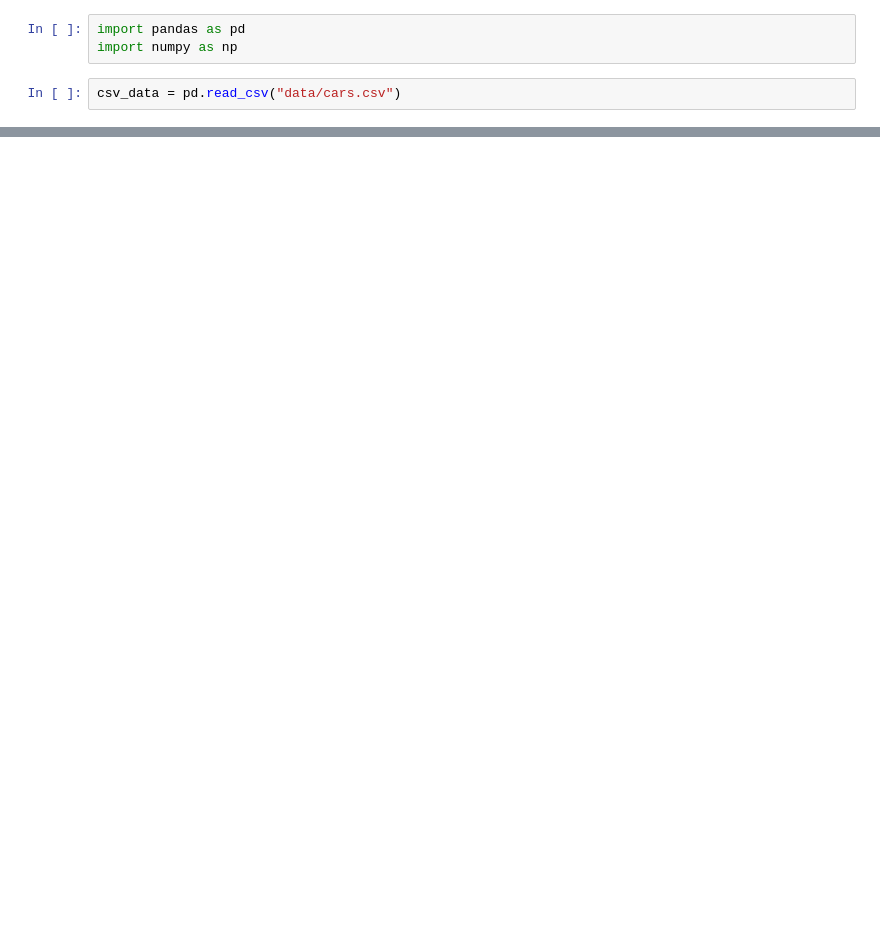
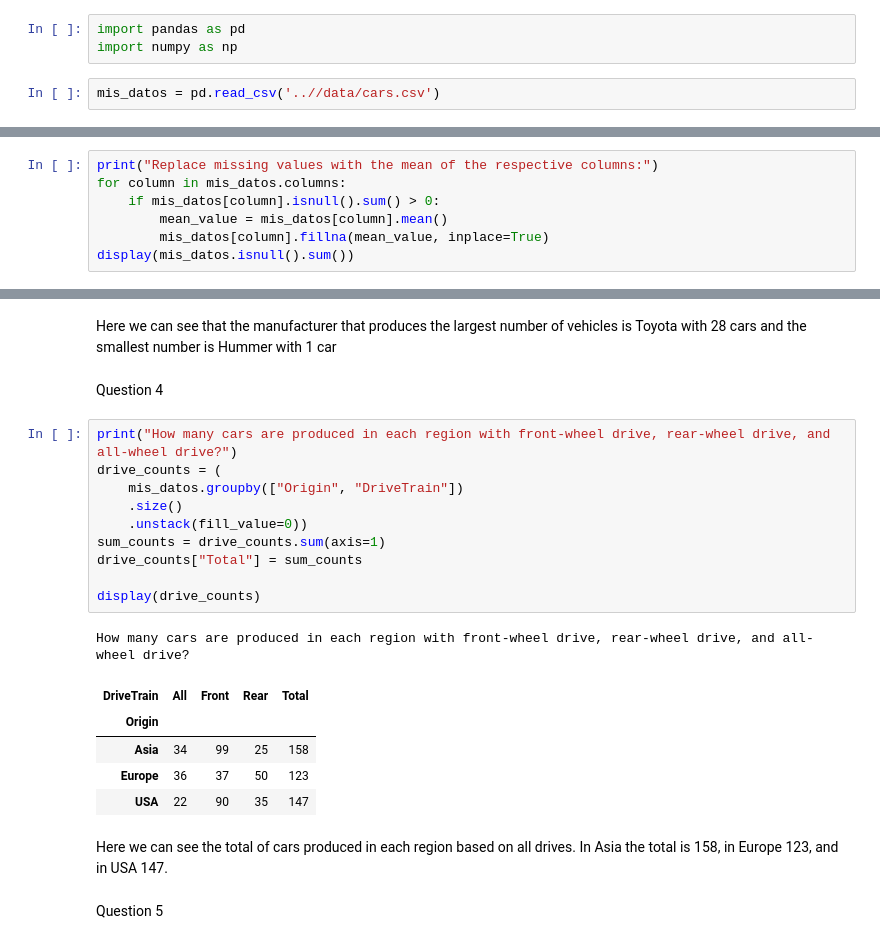
Before and after one commit to MariaRamos05/codespaces-jupyter, a Jupyter notebook: notebooks/activity 2.ipynb, the cells around one changed output, grey strips where cells are left out. Drawn from its saved outputs; the diff is of its cells as text; blank space fills up the shorter version.

```diff
--- a/notebooks/activity 2.ipynb
+++ b/notebooks/activity 2.ipynb
@@ -2,4 +2,4 @@
 import pandas as pd
 import numpy as np
 # %%
-csv_data = pd.read_csv("data/cars.csv")
+mis_datos = pd.read_csv('..//data/cars.csv')
@@ -7,0 +114,7 @@ FileNotFoundError: [Errno 2] No such file or directory: 'data/cars.csv'
+# %%
+print("Replace missing values with the mean of the respective columns:")
+for column in mis_datos.columns:
+    if mis_datos[column].isnull().sum() > 0:
+        mean_value = mis_datos[column].mean()
+        mis_datos[column].fillna(mean_value, inplace=True)
+display(mis_datos.isnull().sum())
@@ -7,0 +160,25 @@ FileNotFoundError: [Errno 2] No such file or directory: 'data/cars.csv'
+# %% [markdown]
+Here we can see that the manufacturer that produces the largest number of vehicles is Toyota with 28 cars and the smallest number is Hummer with 1 car
+# %% [markdown]
+Question 4
+# %%
+print("How many cars are produced in each region with front-wheel drive, rear-wheel drive, and all-wheel drive?")
+drive_counts = (
+    mis_datos.groupby(["Origin", "DriveTrain"])
+    .size()
+    .unstack(fill_value=0))
+sum_counts = drive_counts.sum(axis=1)
+drive_counts["Total"] = sum_counts
+
+display(drive_counts)
+# %% [output]
+How many cars are produced in each region with front-wheel drive, rear-wheel drive, and all-wheel drive?
+| DriveTrain | All | Front | Rear | Total |
+| Origin |  |  |  |  |
+| Asia | 34 | 99 | 25 | 158 |
+| Europe | 36 | 37 | 50 | 123 |
+| USA | 22 | 90 | 35 | 147 |
+# %% [markdown]
+Here we can see the total of cars produced in each region based on all drives. In Asia the total is 158, in Europe 123, and in USA 147.
+# %% [markdown]
+Question 5
```
Also changed, not shown: parts of 23 cells of this notebook.
